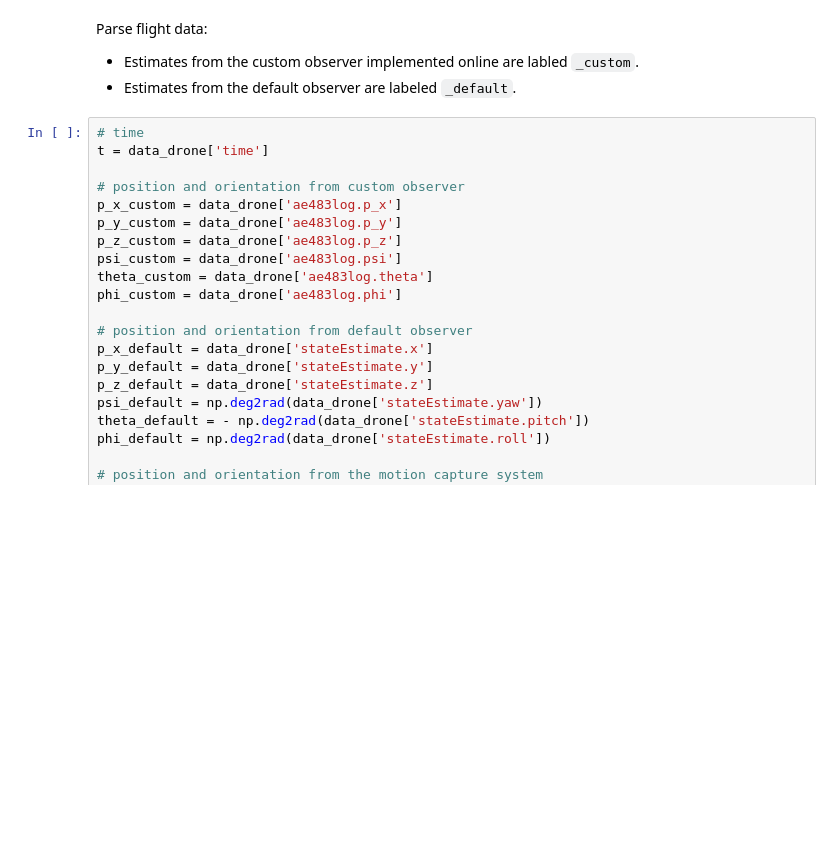
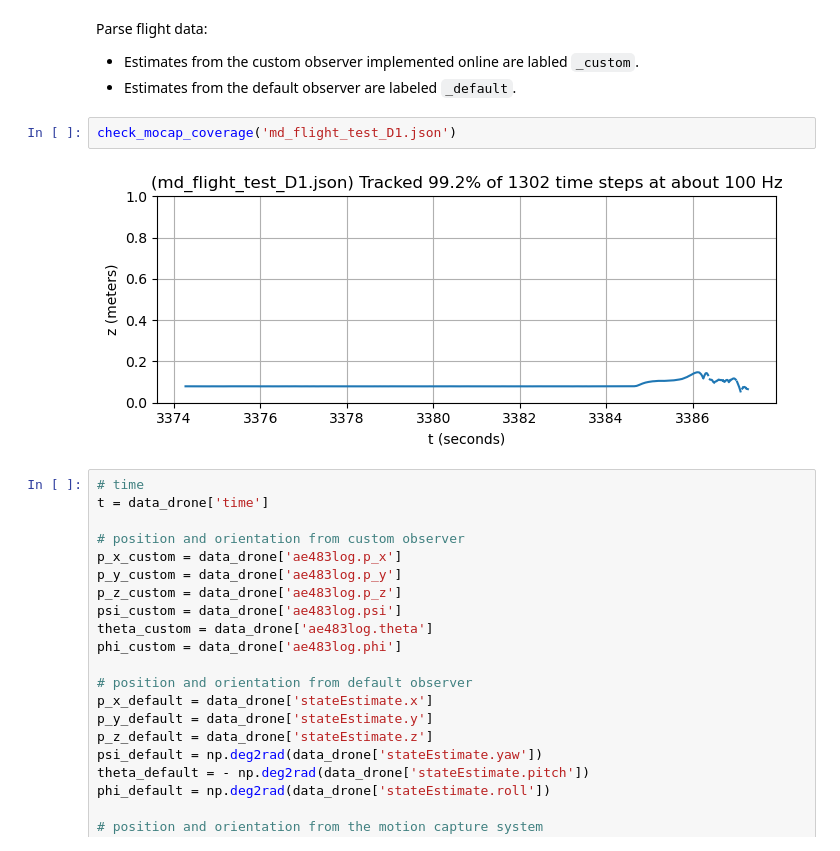
Before and after one commit to danthoney123/AE483FinalProject, a Jupyter notebook: dans_client/observer_analysis.ipynb, the cells around one changed output. Drawn from its saved outputs; the diff is of its cells as text; blank space fills up the shorter version.

```diff
--- a/dans_client/observer_analysis.ipynb
+++ b/dans_client/observer_analysis.ipynb
@@ -44,6 +44,10 @@ data_mocap = sync_data_mocap(raw_data_mocap, data_drone['time'], data_drone['ae4
 Parse flight data:
 * Estimates from the custom observer implemented online are labled `_custom`.
 * Estimates from the default observer are labeled `_default`.
+# %%
+check_mocap_coverage('md_flight_test_D1.json')
+# %% [output]
+[figure, added]
 # %%
 # time
 t = data_drone['time']
```
Also changed, not shown: parts of 1 cell of this notebook, 1 other file.
